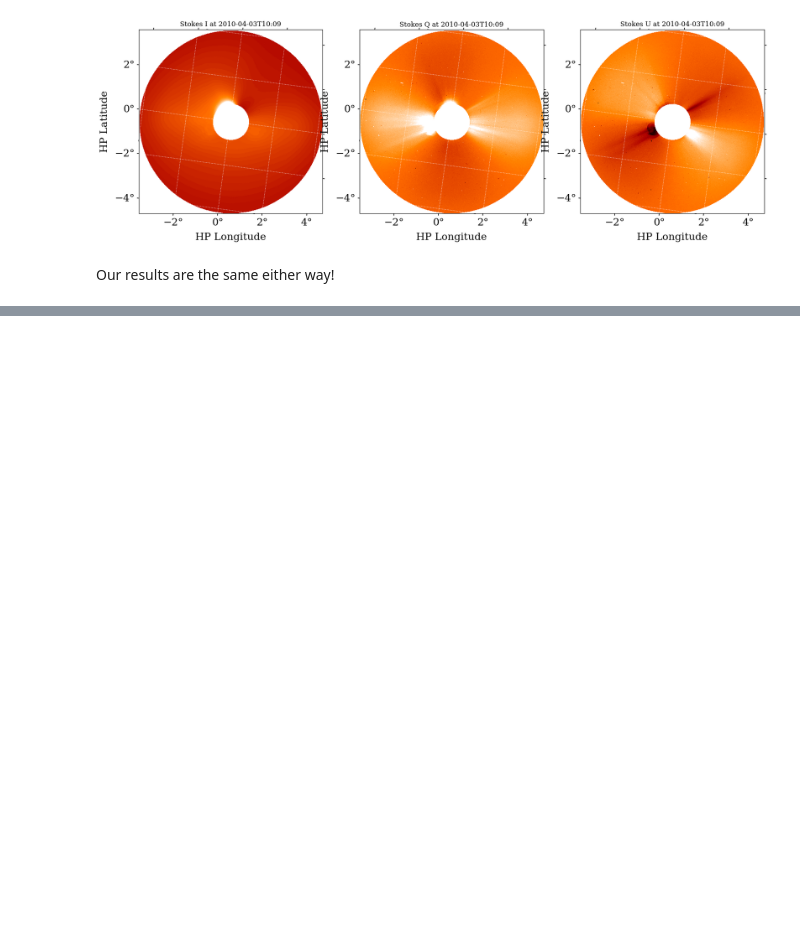
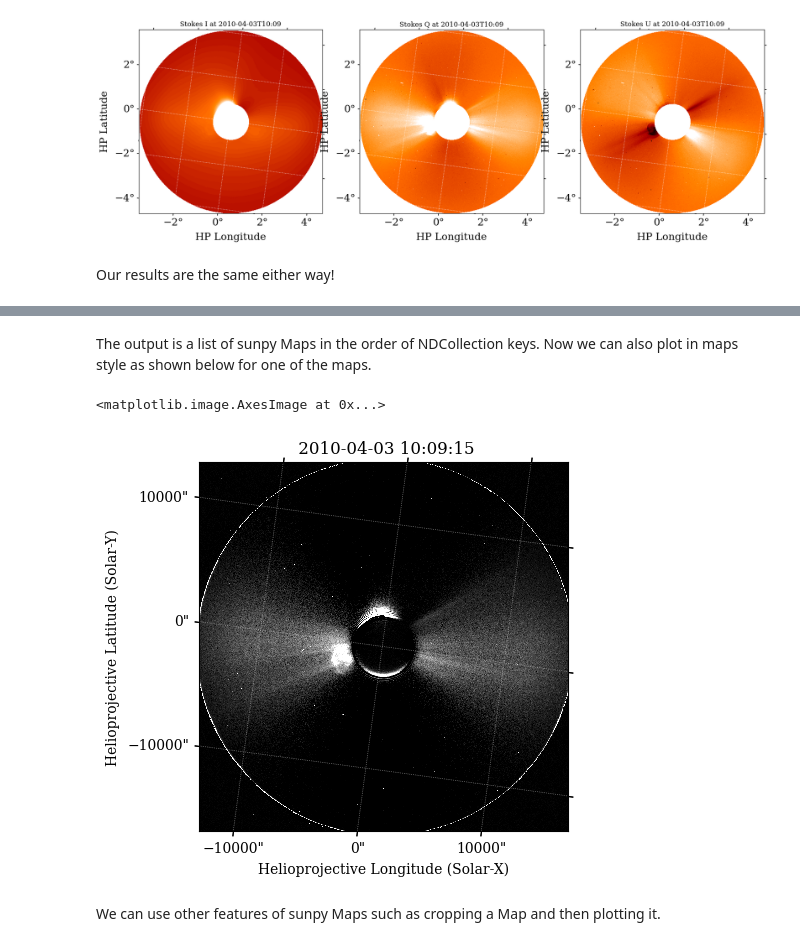
Before and after one commit to punch-mission/solpolpy, a Jupyter notebook: docs/source/example.ipynb, the cells around one changed output, grey strips where cells are left out. Saved outputs shown, nothing was run; the diff lists cells and outputs as text; code cells hidden in the pictures; blank space fills up the shorter version.

```diff
--- a/docs/source/example.ipynb
+++ b/docs/source/example.ipynb
@@ -207,0 +241,11 @@ Our results are the same either way!
+# %%
+outmap = collection_to_maps(output_mzp)
+# %% [markdown]
+The output is a list of sunpy Maps in the order of NDCollection keys. Now we can also plot in maps style as shown below for one of the maps.
+# %%
+outmap[1].plot(vmin=0, vmax=70)
+# %% [output]
+<matplotlib.image.AxesImage at 0x...>
+[figure, added]
+# %% [markdown]
+We can use other features of sunpy Maps such as cropping a Map and then plotting it.
```
Also changed, not shown: parts of 11 cells of this notebook, 4 other files.
